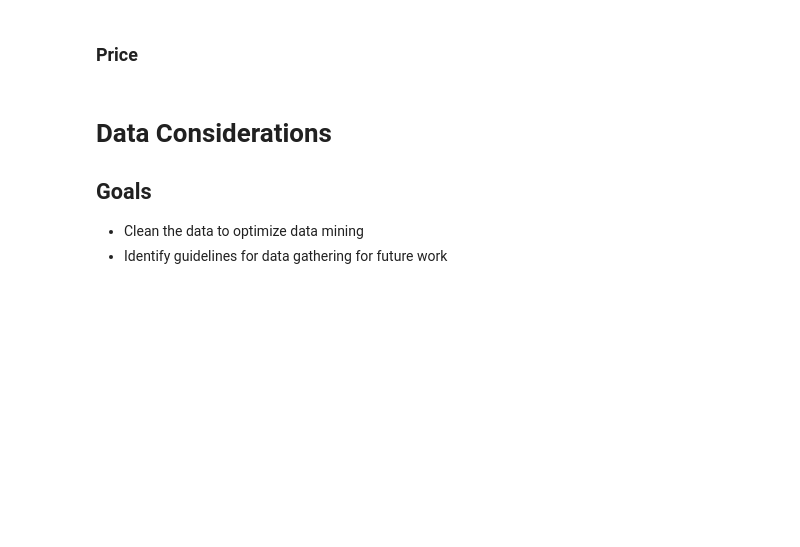
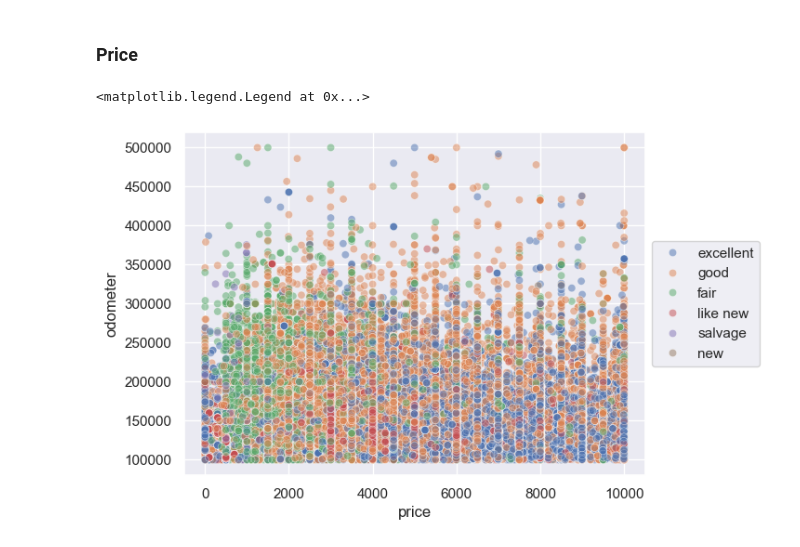
Before and after one commit to fazeelgm/UCB_ML_AI_PracticalApp_II, a Jupyter notebook: DataInvestigation.ipynb, the cells around one changed output. Saved outputs shown, nothing was run; the diff lists cells and outputs as text; code cells hidden in the pictures; blank space fills up the shorter version.

Commit message:
Completed data investigtion with prelimn report - onto modeling

```diff
--- a/DataInvestigation.ipynb
+++ b/DataInvestigation.ipynb
@@ -1008,7 +1029,13 @@ veh_sample_5K.head(2)
+# %%
+veh_budget = vehicles_sel.query('price <= 10000 and year <= 2016 and odometer >= 100000')
+veh_entry = vehicles_sel.query('(price>=10000 and price<=15000) and (year>=2016 and year<=2019) and (odometer>=60000 and odometer<=100000)')
+veh_mid = vehicles_sel.query('(price>=15000 and price<=25000) and (year>=2019 and year<=2021) and (odometer>=40000 and odometer<=60000)')
+veh_upper = vehicles_sel.query('(price>=25000 and price<=35000) and (year>=2021 and year<=2023) and (odometer<=30000)')
+veh_premium = vehicles_sel.query('(price>=35000) and (year>=2022) and (odometer<=20000)')
 # %% [markdown]
 ### Price
 # %%
-veh_focus = veh_sample_5K
+veh_focus = veh_budget
 # %%
 # plt.figure(figsize=(6,4), layout='constrained')
 # sns.scatterplot(data=veh_focus, x='price', y='year', hue='condition')
@@ -1016,15 +1043,11 @@ veh_focus = veh_sample_5K
 # %%
 # sns.pairplot(veh_focus, hue='year')
 # %%
-temp = vehicles_sel.query('odometer > @odo_cutoff_lo and odometer <= @odo_cutoff_hi')
+# mask out the noise
+temp = veh_focus.query('odometer > @odo_cutoff_lo and odometer <= @odo_cutoff_hi')
 
-# sns.displot(data=veh_focus, x='price', y='odometer', kind='kde', hue='condition')
-# sns.displot(data=temp, x='price', y='odometer', kind='kde', hue='condition')
-# sns.displot(data=temp, x='price', y='odometer', hue='condition')
+g = sns.scatterplot(data=temp, x='price', y='odometer', hue='condition', alpha=0.5)
+g.legend(loc='center left', bbox_to_anchor=(1, 0.5))
+# %% [output]
+<matplotlib.legend.Legend at 0x...>
+[figure, added]
-# %% [markdown]
-# Data Considerations
-
-## Goals
-
-* Clean the data to optimize data mining
-* Identify guidelines for data gathering for future work
```
Also changed, not shown: parts of 9 cells of this notebook.
